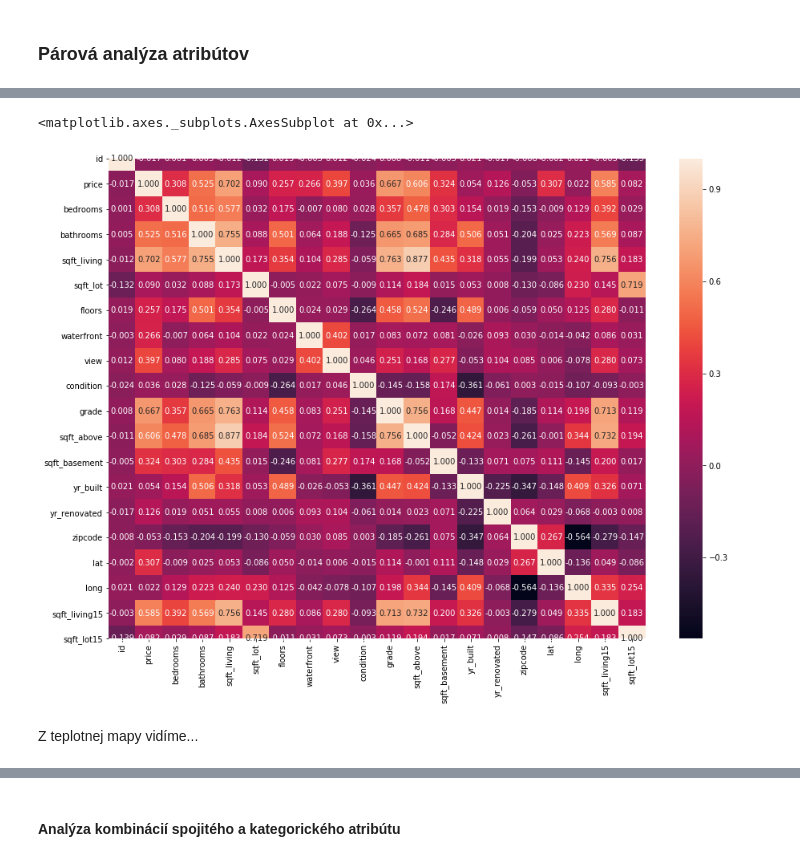
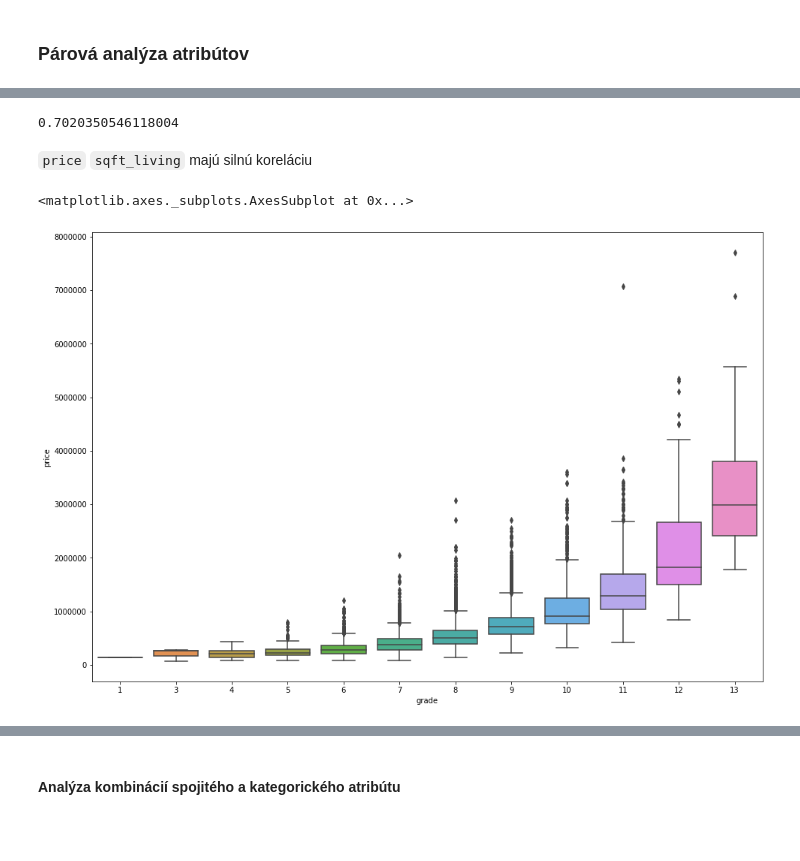
Before and after one commit to mirec3009/oznal_project, a Jupyter notebook: Explorativna_analyza.ipynb, the cells around one changed output, grey strips where cells are left out. Cells and saved outputs as stored; diff of their text form; code cells hidden in the pictures; blank space fills up the shorter version.

Commit message:
UPDATED price column in single column analysis + ADDED some pairwise analysis

```diff
--- a/Explorativna_analyza.ipynb
+++ b/Explorativna_analyza.ipynb
@@ -802,8 +891,12 @@ Podobne ako pri stĺpci `sqft_lot`, aj pri stĺpci popisujpcom rozlohu celého p
+# %%
+df["price"].corr(df["sqft_living"])
+# %% [output]
+0.7020350546118004
+# %% [markdown]
+`price` `sqft_living` majú silnú koreláciu
 # %%
-fig, ax = plt.subplots(figsize=(15,11))
-sns.heatmap(df.corr(), ax=ax, annot=True, fmt=".3f")
+fig, ax = plt.subplots(figsize=(16,11))
+sns.boxplot(x="grade", y="price", data=df, ax=ax)
 # %% [output]
 <matplotlib.axes._subplots.AxesSubplot at 0x...>
-[figure, old version]
+[figure, new version]
-# %% [markdown]
-Z teplotnej mapy vidíme...
```
Also changed, not shown: parts of 30 cells of this notebook.
